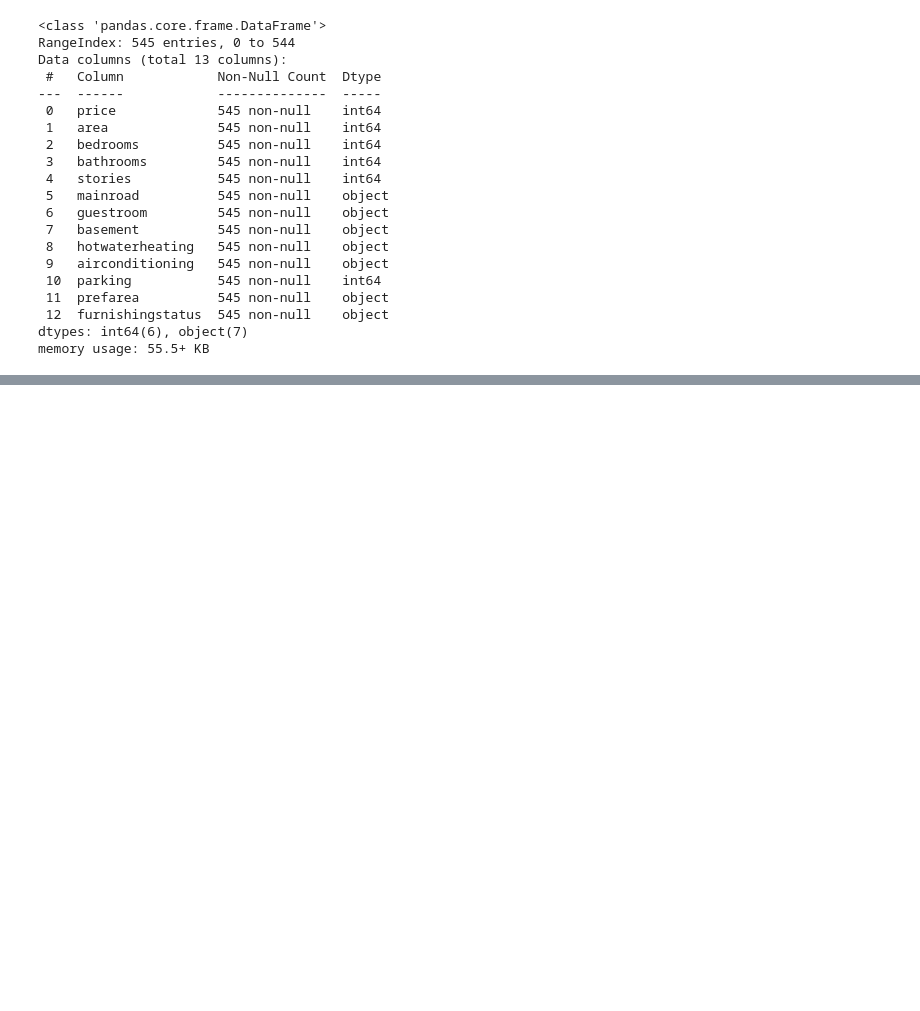
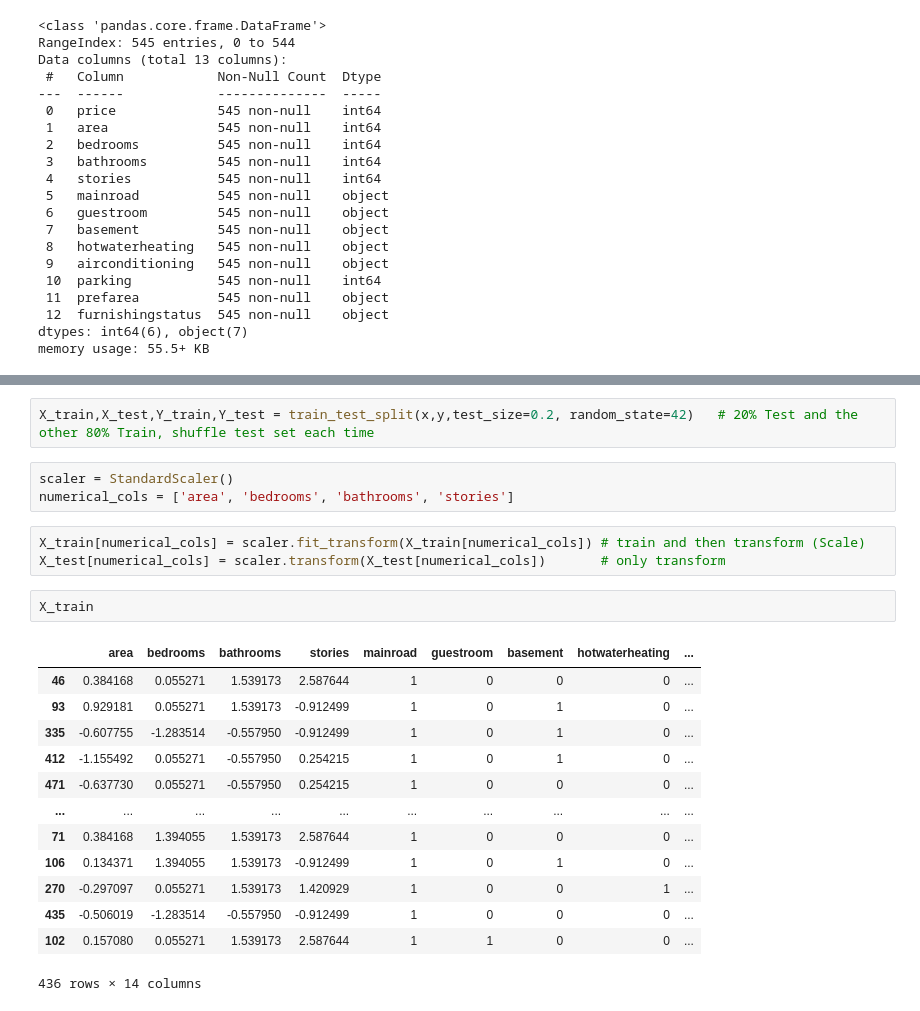
Before and after one commit to EhabMagdyy/AI, a Jupyter notebook: MachineLearning/03_LinearRegression/LinearRegression.ipynb, the cells around one changed output, grey strips where cells are left out. Drawn from its saved outputs; the diff is of its cells as text; blank space fills up the shorter version.

Commit message:
Training & Testing a model

```diff
--- a/MachineLearning/03_LinearRegression/LinearRegression.ipynb
+++ b/MachineLearning/03_LinearRegression/LinearRegression.ipynb
@@ -40,0 +111,24 @@ memory usage: 55.5+ KB
+# %%
+X_train,X_test,Y_train,Y_test = train_test_split(x,y,test_size=0.2, random_state=42)   # 20% Test and the other 80% Train, shuffle test set each time
+# %%
+scaler = StandardScaler()
+numerical_cols = ['area', 'bedrooms', 'bathrooms', 'stories']
+# %%
+X_train[numerical_cols] = scaler.fit_transform(X_train[numerical_cols]) # train and then transform (Scale)
+X_test[numerical_cols] = scaler.transform(X_test[numerical_cols])       # only transform
+# %%
+X_train
+# %% [output]
+|  | area | bedrooms | bathrooms | stories | mainroad | guestroom | basement | hotwaterheating | ... |
+| 46 | 0.384168 | 0.055271 | 1.539173 | 2.587644 | 1 | 0 | 0 | 0 | ... |
+| 93 | 0.929181 | 0.055271 | 1.539173 | -0.912499 | 1 | 0 | 1 | 0 | ... |
+| 335 | -0.607755 | -1.283514 | -0.557950 | -0.912499 | 1 | 0 | 1 | 0 | ... |
+| 412 | -1.155492 | 0.055271 | -0.557950 | 0.254215 | 1 | 0 | 1 | 0 | ... |
+| 471 | -0.637730 | 0.055271 | -0.557950 | 0.254215 | 1 | 0 | 0 | 0 | ... |
+| ... | ... | ... | ... | ... | ... | ... | ... | ... | ... |
+| 71 | 0.384168 | 1.394055 | 1.539173 | 2.587644 | 1 | 0 | 0 | 0 | ... |
+| 106 | 0.134371 | 1.394055 | 1.539173 | -0.912499 | 1 | 0 | 1 | 0 | ... |
+| 270 | -0.297097 | 0.055271 | 1.539173 | 1.420929 | 1 | 0 | 0 | 1 | ... |
+| 435 | -0.506019 | -1.283514 | -0.557950 | -0.912499 | 1 | 0 | 0 | 0 | ... |
+| 102 | 0.157080 | 0.055271 | 1.539173 | 2.587644 | 1 | 1 | 0 | 0 | ... |
+436 rows × 14 columns
```
Also changed, not shown: parts of 14 cells of this notebook.
